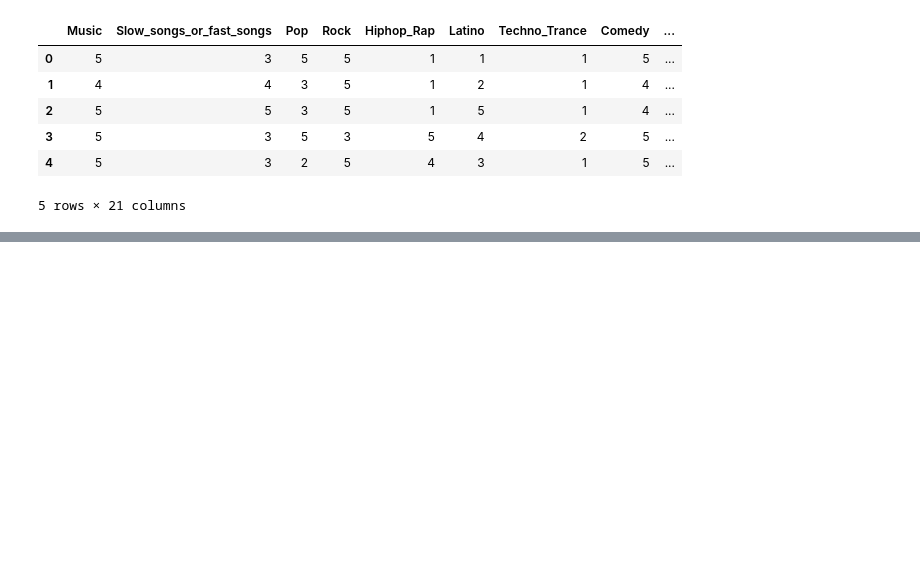
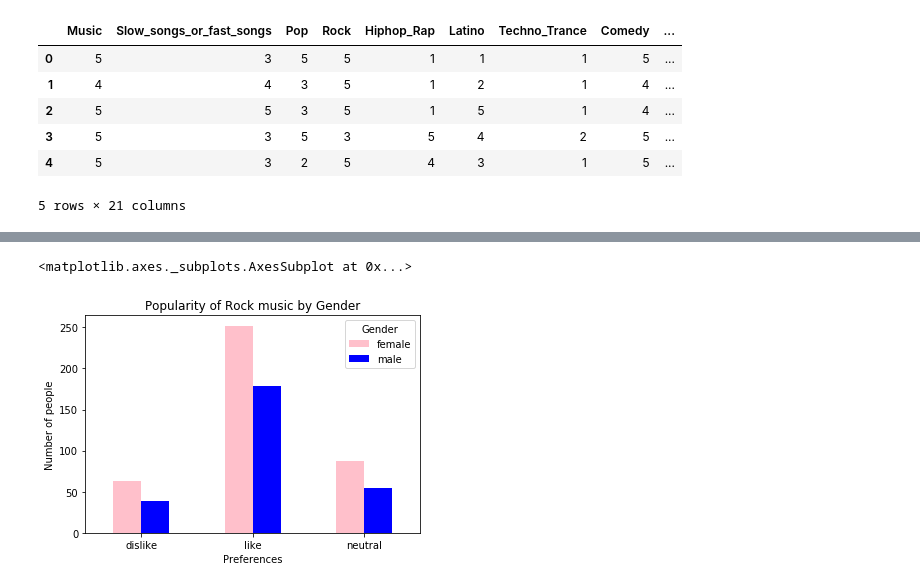
Before and after one commit to Fairfield-University-BA505/final-project-fa2019-tm-3, a Jupyter notebook: Final Notebook.ipynb, the cells around one changed output, grey strips where cells are left out. Cells and saved outputs as stored; diff of their text form; code cells hidden in the pictures; blank space fills up the shorter version.

```diff
--- a/Final Notebook.ipynb
+++ b/Final Notebook.ipynb
@@ -118,0 +118,15 @@ KeyError: 'Pop'
+# %%
+#Gender and music preferences
+#Gender and Rock
+gender_v_rock =research2.groupby(['Rock', 'Gender'])['Rock'].count().unstack('Gender').plot(kind='bar', color=["pink","blue"])
+
+# adding labels
+plt.title('Popularity of Rock music by Gender')
+plt.ylabel('Number of people')
+plt.xlabel('Preferences')
+plt.xticks(rotation='horizontal')
+
+gender_v_rock
+# %% [output]
+<matplotlib.axes._subplots.AxesSubplot at 0x...>
+[figure, added]
```
Also changed, not shown: parts of 16 cells of this notebook.
